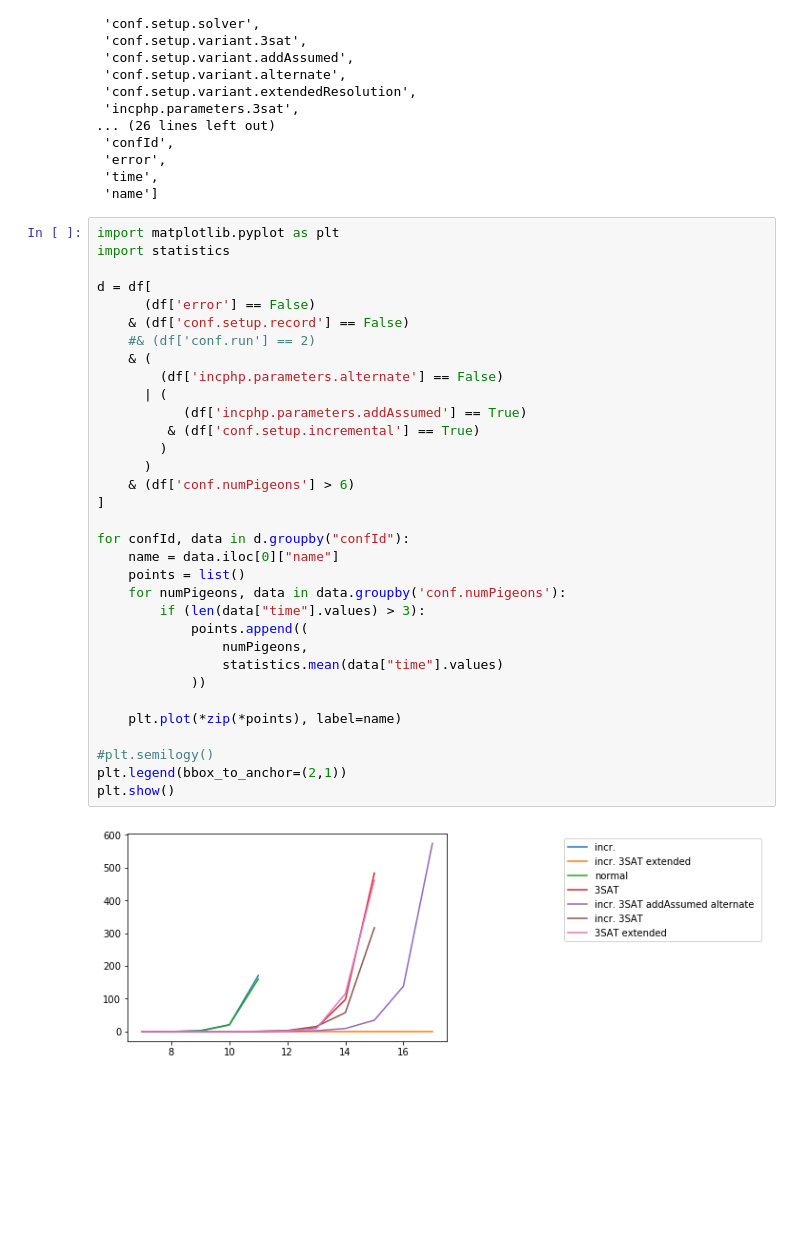
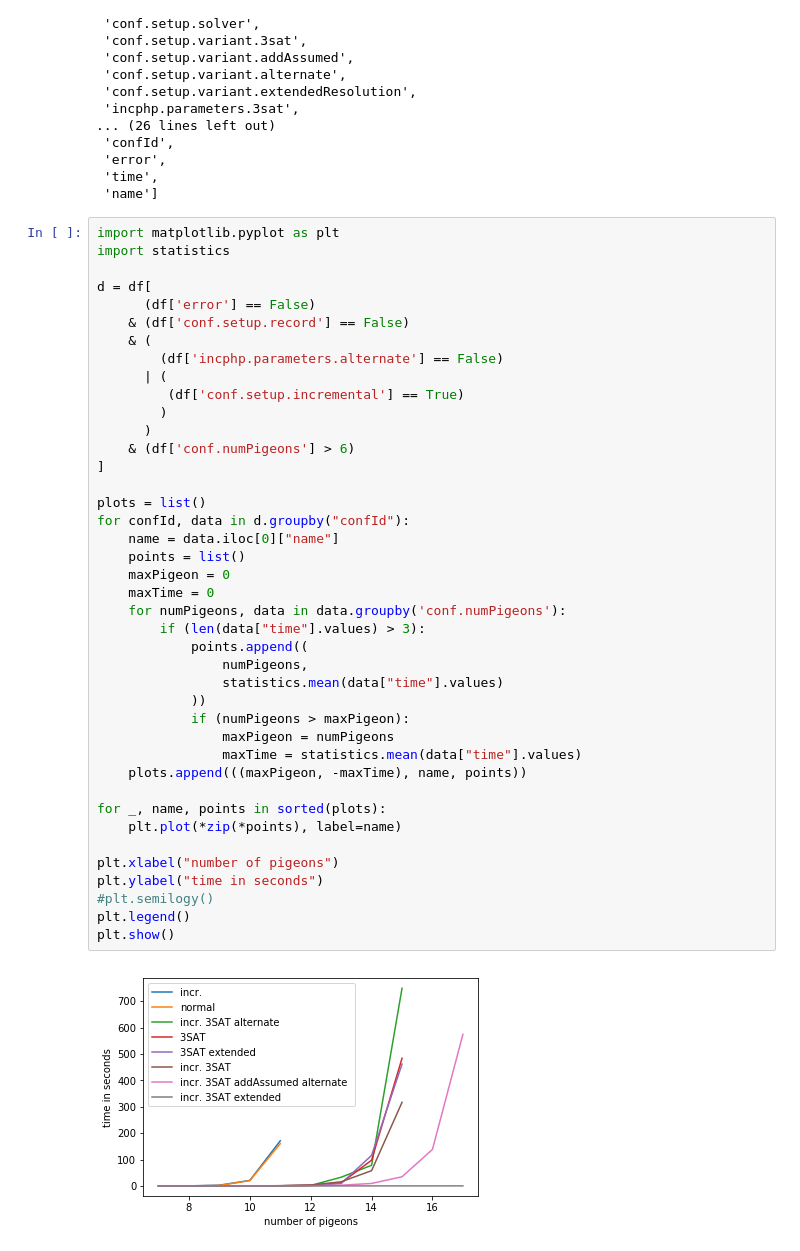
Before and after one commit to StephanGocht/incphp, a Jupyter notebook: experiments/evaluation.ipynb, the cells around one changed output. Saved outputs shown, nothing was run; the diff lists cells and outputs as text; blank space fills up the shorter version.

Commit message:
evaluation containg all graphs.

```diff
--- a/experiments/evaluation.ipynb
+++ b/experiments/evaluation.ipynb
@@ -74,35 +74,43 @@ list(df)
 # %%
 import matplotlib.pyplot as plt
 import statistics
 
 d = df[
       (df['error'] == False)
     & (df['conf.setup.record'] == False)
-    #& (df['conf.run'] == 2)
     & (
         (df['incphp.parameters.alternate'] == False)
       | (
-           (df['incphp.parameters.addAssumed'] == True)
-         & (df['conf.setup.incremental'] == True)
+         (df['conf.setup.incremental'] == True)
         )
       )
     & (df['conf.numPigeons'] > 6)
 ]
 
+plots = list()
 for confId, data in d.groupby("confId"):
     name = data.iloc[0]["name"]
     points = list()
+    maxPigeon = 0
+    maxTime = 0
     for numPigeons, data in data.groupby('conf.numPigeons'):
         if (len(data["time"].values) > 3):
             points.append((
                 numPigeons,
                 statistics.mean(data["time"].values)
             ))
+            if (numPigeons > maxPigeon):
+                maxPigeon = numPigeons
+                maxTime = statistics.mean(data["time"].values)
+    plots.append(((maxPigeon, -maxTime), name, points))
 
+for _, name, points in sorted(plots):
     plt.plot(*zip(*points), label=name)
 
+plt.xlabel("number of pigeons")
+plt.ylabel("time in seconds")
 #plt.semilogy()
-plt.legend(bbox_to_anchor=(2,1))
+plt.legend()
 plt.show()
 # %% [output]
-[figure, old version]
+[figure, new version]
```
Also changed, not shown: parts of 7 cells of this notebook.
